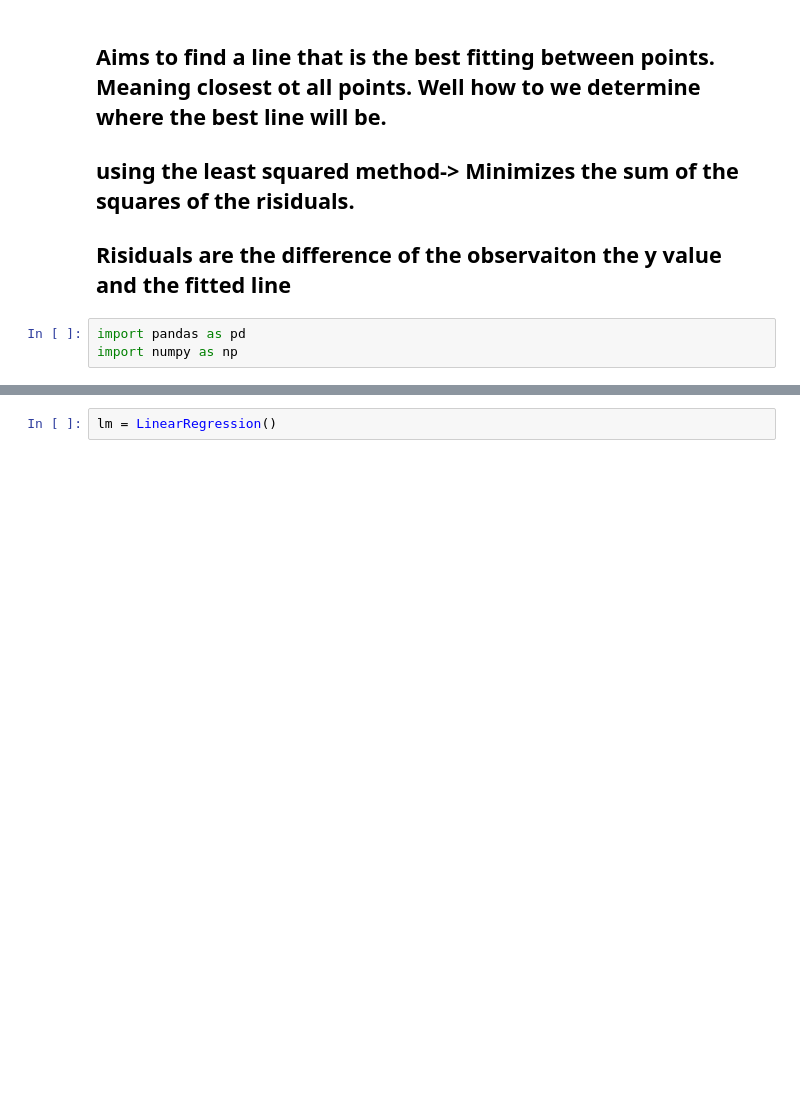
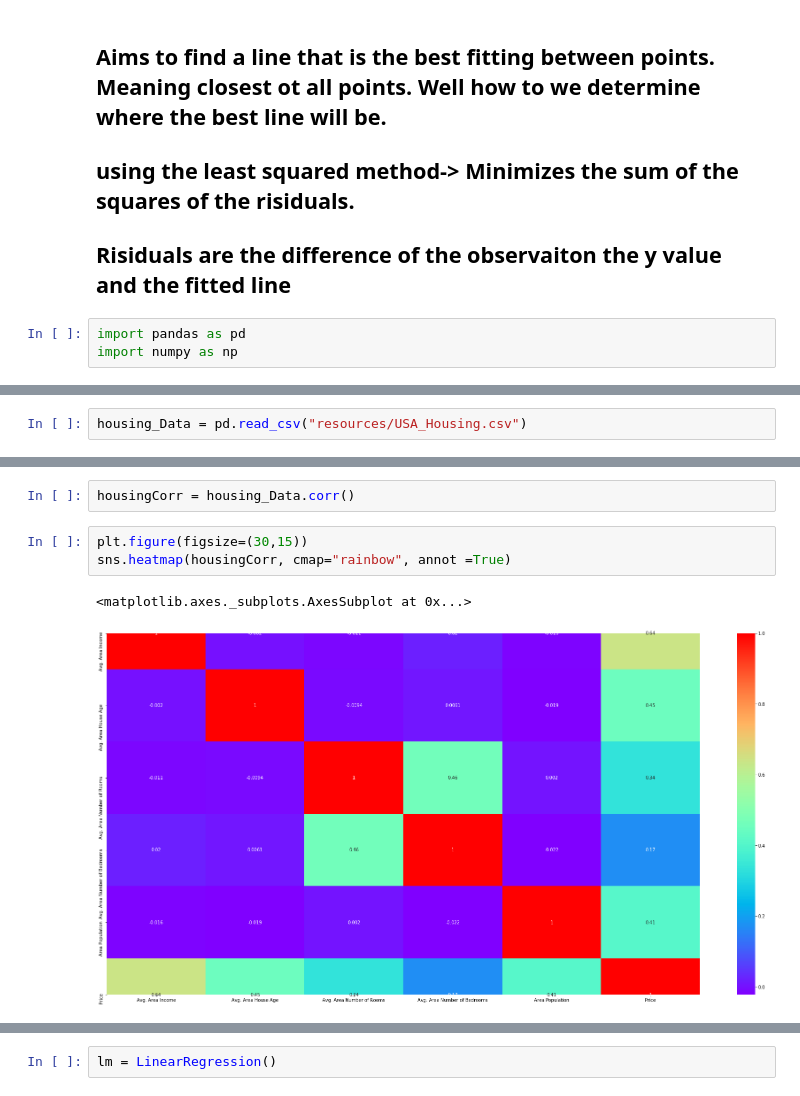
Before and after one commit to Berkat0789/Data_Analysis, a Jupyter notebook: review/Python for Data science and ML Bootcamp/Review/Machine Learning/SciKit Learn -> Linear regression .ipynb, the cells around one changed output, grey strips where cells are left out. Cells and saved outputs as stored; diff of their text form; blank space fills up the shorter version.

```diff
--- a/review/Python for Data science and ML Bootcamp/Review/Machine Learning/SciKit Learn -> Linear regression .ipynb
+++ b/review/Python for Data science and ML Bootcamp/Review/Machine Learning/SciKit Learn -> Linear regression .ipynb
@@ -119,0 +13,2 @@ from sklearn.linear_model import LinearRegression
+# %%
+housing_Data = pd.read_csv("resources/USA_Housing.csv")
@@ -119,0 +56,8 @@ from sklearn.linear_model import LinearRegression
+# %%
+housingCorr = housing_Data.corr()
+# %%
+plt.figure(figsize=(30,15))
+sns.heatmap(housingCorr, cmap="rainbow", annot =True)
+# %% [output]
+<matplotlib.axes._subplots.AxesSubplot at 0x...>
+[figure, added]
```
Also changed, not shown: parts of 62 cells of this notebook, 4 other files.
